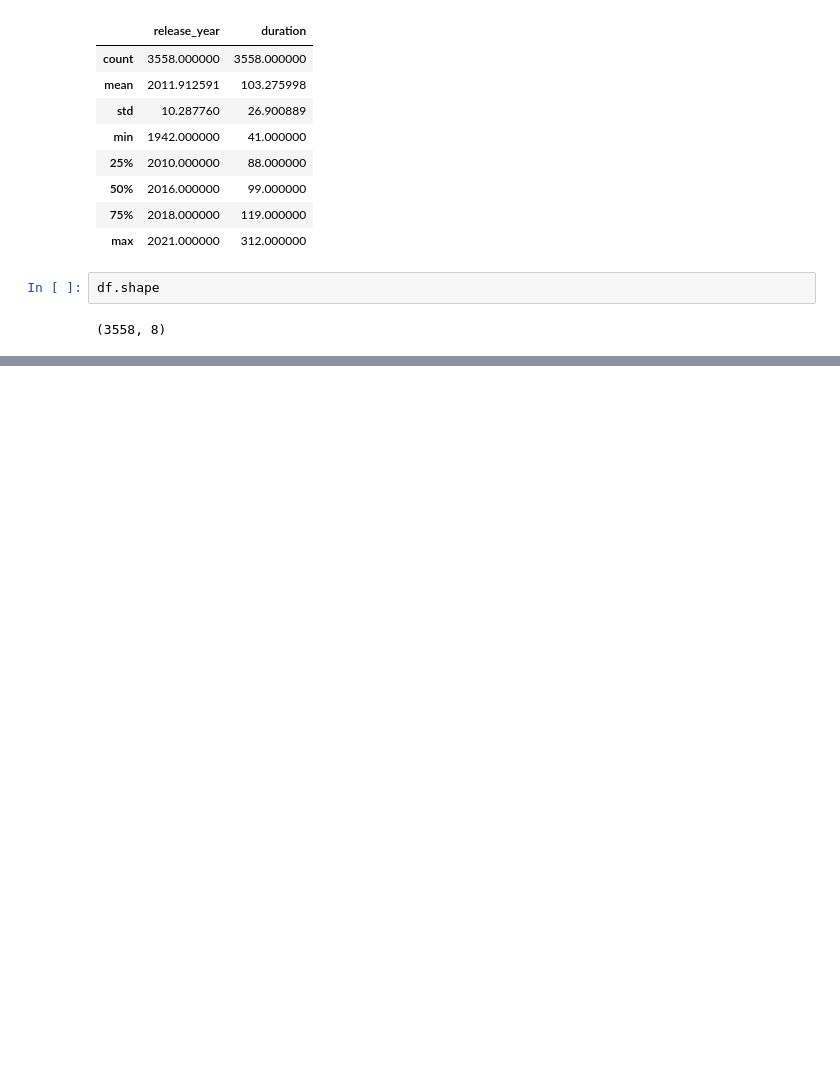
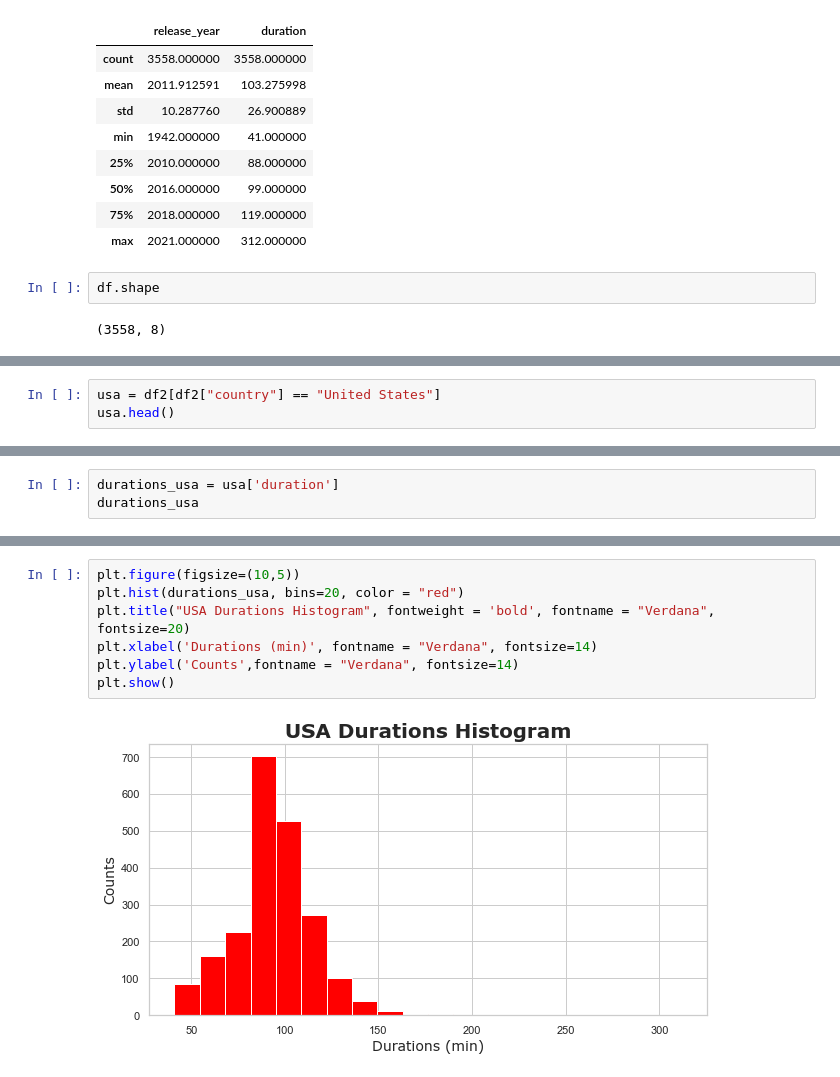
Before and after one commit to Brandilyn0506/SMU_project1_Netflix, a Jupyter notebook: brandilyn_work/Netflix_dataset.ipynb, the cells around one changed output, grey strips where cells are left out. Cells and saved outputs as stored; diff of their text form; blank space fills up the shorter version.

```diff
--- a/brandilyn_work/Netflix_dataset.ipynb
+++ b/brandilyn_work/Netflix_dataset.ipynb
@@ -107,0 +137,3 @@ df.loc[mask]
+# %%
+usa = df2[df2["country"] == "United States"]
+usa.head()
@@ -110,0 +208,3 @@ AttributeError: 'Series' object has no attribute 'duration'
+# %%
+durations_usa = usa['duration']
+durations_usa
@@ -110,0 +310,9 @@ AttributeError: 'Series' object has no attribute 'duration'
+# %%
+plt.figure(figsize=(10,5))
+plt.hist(durations_usa, bins=20, color = "red")
+plt.title("USA Durations Histogram", fontweight = 'bold', fontname = "Verdana", fontsize=20)
+plt.xlabel('Durations (min)', fontname = "Verdana", fontsize=14)
+plt.ylabel('Counts',fontname = "Verdana", fontsize=14)
+plt.show()
+# %% [output]
+[figure, added]
```
Also changed, not shown: parts of 48 cells of this notebook, 1 other file.
